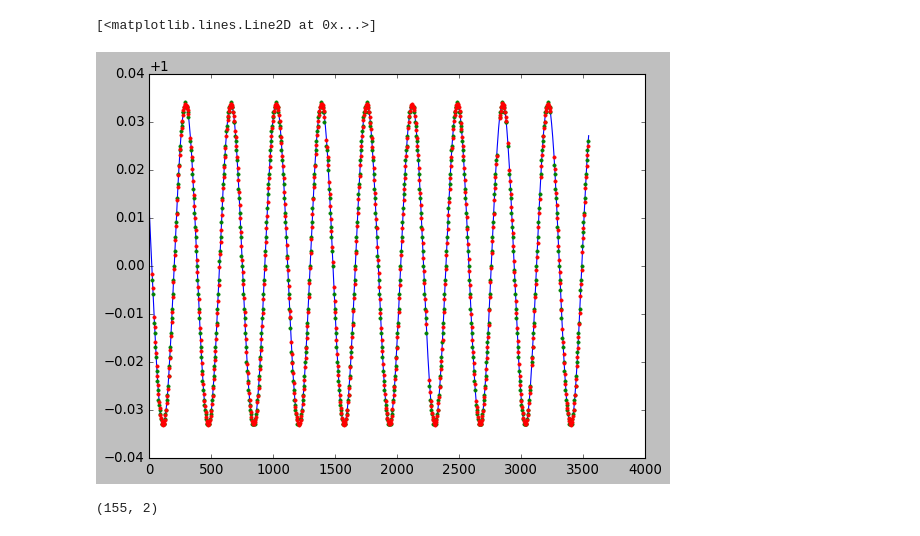
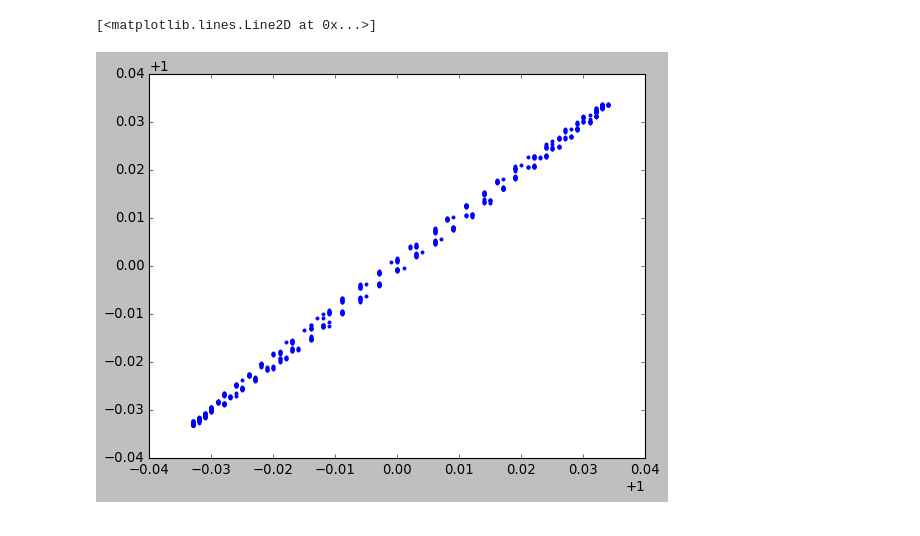
Before and after one commit to SaeedAnsarifard/NeuMod, a Jupyter notebook: Tutorial.ipynb, the cells around one changed output. Saved outputs shown, nothing was run; the diff lists cells and outputs as text; code cells hidden in the pictures.

```diff
--- a/Tutorial.ipynb
+++ b/Tutorial.ipynb
@@ -48,11 +46,10 @@ plt.plot(frame.data[:,6],0.44*bin_predict,'.')
-# %%
-plt.plot(np.arange(0,frame.total_days,1),frame.distance**2)
-plt.plot(frame.data[:,0],frame.data[:,6],'g.')
-plt.plot(frame.data[:,0],dpredict**2,'r.')
-# %% [output]
-[<matplotlib.lines.Line2D at 0x...>]
-[figure, removed]
-# %%
-print(b8spec.shape)
-# %% [output]
-(155, 2)
+# %%
+#plt.xlim(0,500)
+#plt.plot(np.arange(0,frame.total_days,1),frame.distance**2)
+#plt.plot(frame.data[:,0],frame.data[:,6],'g.')
+#plt.plot(frame.data[:,0],dpredict**2,'r.')
+
+plt.plot(frame.data[:,6],dist**2,'.')
+# %% [output]
+[<matplotlib.lines.Line2D at 0x...>]
+[figure, added]
```
Also changed, not shown: parts of 9 cells of this notebook, 1 other file.
